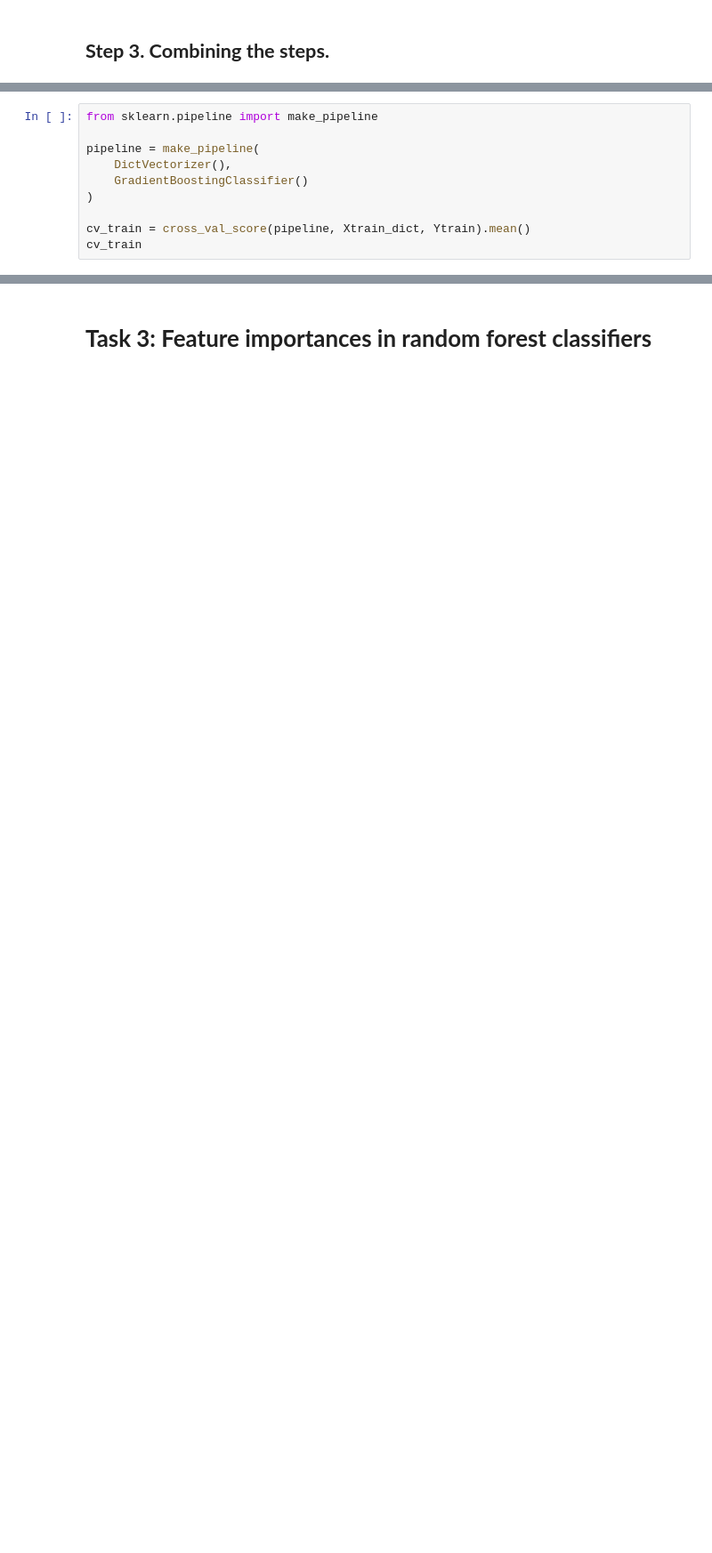
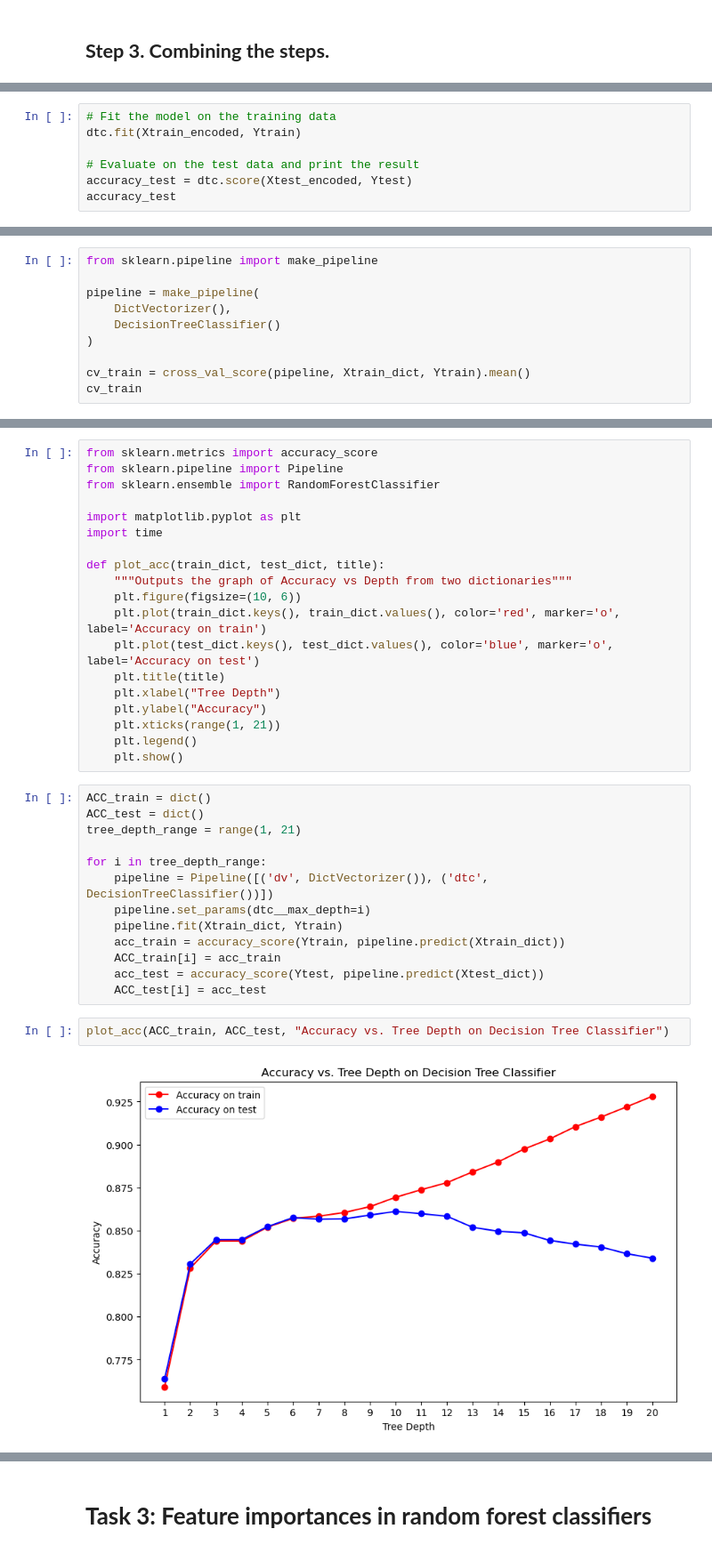
Before and after one commit to erdemhalil/DIT867-AML, a Jupyter notebook: Assignment 2/Assignment2.ipynb, the cells around one changed output, grey strips where cells are left out. Shown at 89% size. Cells and saved outputs as stored; diff of their text form; blank space fills up the shorter version.

```diff
--- a/Assignment 2/Assignment2.ipynb
+++ b/Assignment 2/Assignment2.ipynb
@@ -88,0 +82,7 @@ accuracy_test
+# %%
+# Fit the model on the training data
+dtc.fit(Xtrain_encoded, Ytrain)
+
+# Evaluate on the test data and print the result
+accuracy_test = dtc.score(Xtest_encoded, Ytest)
+accuracy_test
@@ -91,7 +95,7 @@ from sklearn.pipeline import make_pipeline
 
 pipeline = make_pipeline(
     DictVectorizer(),
-    GradientBoostingClassifier()
+    DecisionTreeClassifier()
 )
 
 cv_train = cross_val_score(pipeline, Xtrain_dict, Ytrain).mean()
@@ -111,0 +116,36 @@ pipeline.score(Xtest_dict, Ytest)
+# %%
+from sklearn.metrics import accuracy_score
+from sklearn.pipeline import Pipeline
+from sklearn.ensemble import RandomForestClassifier
+
+import matplotlib.pyplot as plt
+import time
+
+def plot_acc(train_dict, test_dict, title):
+    """Outputs the graph of Accuracy vs Depth from two dictionaries"""
+    plt.figure(figsize=(10, 6))
+    plt.plot(train_dict.keys(), train_dict.values(), color='red', marker='o', label='Accuracy on train')
+    plt.plot(test_dict.keys(), test_dict.values(), color='blue', marker='o', label='Accuracy on test')
+    plt.title(title)
+    plt.xlabel("Tree Depth")
+    plt.ylabel("Accuracy")
+    plt.xticks(range(1, 21))
+    plt.legend()
+    plt.show()
+# %%
+ACC_train = dict()
+ACC_test = dict()
+tree_depth_range = range(1, 21)
+
+for i in tree_depth_range:
+    pipeline = Pipeline([('dv', DictVectorizer()), ('dtc', DecisionTreeClassifier())])
+    pipeline.set_params(dtc__max_depth=i)
+    pipeline.fit(Xtrain_dict, Ytrain)
+    acc_train = accuracy_score(Ytrain, pipeline.predict(Xtrain_dict))
+    ACC_train[i] = acc_train
+    acc_test = accuracy_score(Ytest, pipeline.predict(Xtest_dict))
+    ACC_test[i] = acc_test
+# %%
+plot_acc(ACC_train, ACC_test, "Accuracy vs. Tree Depth on Decision Tree Classifier")
+# %% [output]
+[figure, added]
```
Also changed, not shown: parts of 27 cells of this notebook.
